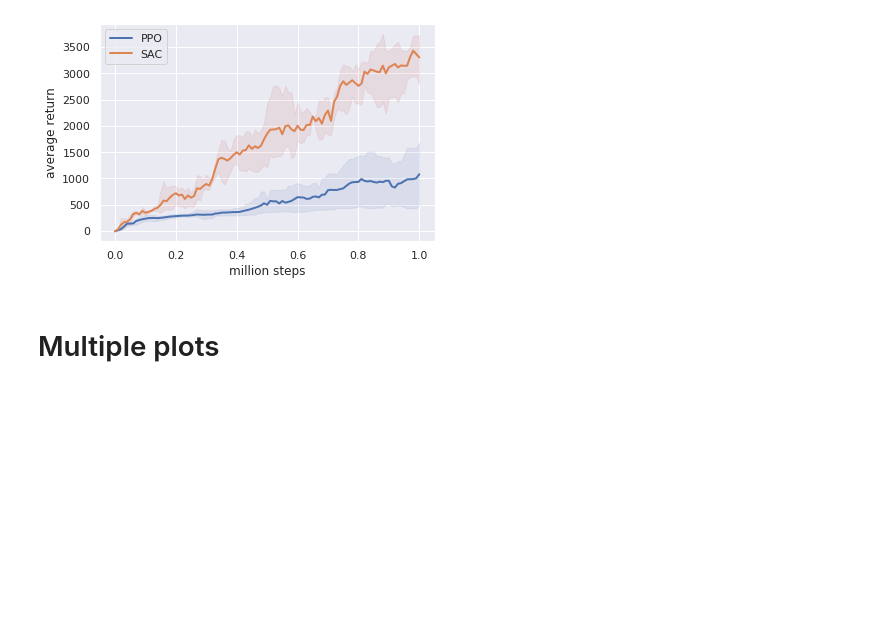
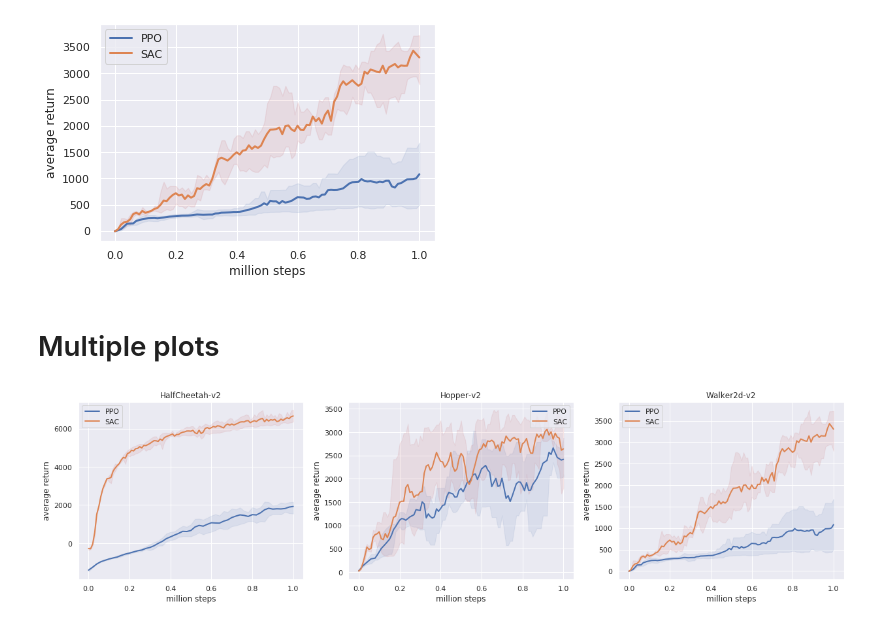
Before and after one commit to raznem/sac_ppo, a Jupyter notebook: notebooks/Plots.ipynb, the cells around one changed output. Cells and saved outputs as stored; diff of their text form; code cells hidden in the pictures; blank space fills up the shorter version.

```diff
--- a/notebooks/Plots.ipynb
+++ b/notebooks/Plots.ipynb
@@ -118,8 +118,10 @@ sac_walker2d = read_filelist(experiments["sac_walker2d"])
 # %%
 plt.figure(figsize=(21,5))
 plt.subplot(1, 3, 1)
 plot_datasets(ppo_half_cheetah, sac_half_cheetah, "HalfCheetah-v2")
 plt.subplot(1, 3, 2)
-plot_datasets(ppo_hopper, sac_hopper)
+plot_datasets(ppo_hopper, sac_hopper, "Hopper-v2")
 plt.subplot(1, 3, 3)
-plot_datasets(ppo_walker2d, sac_walker2d)
+plot_datasets(ppo_walker2d, sac_walker2d, "Walker2d-v2")
+# %% [output]
+[figure, added]
```
